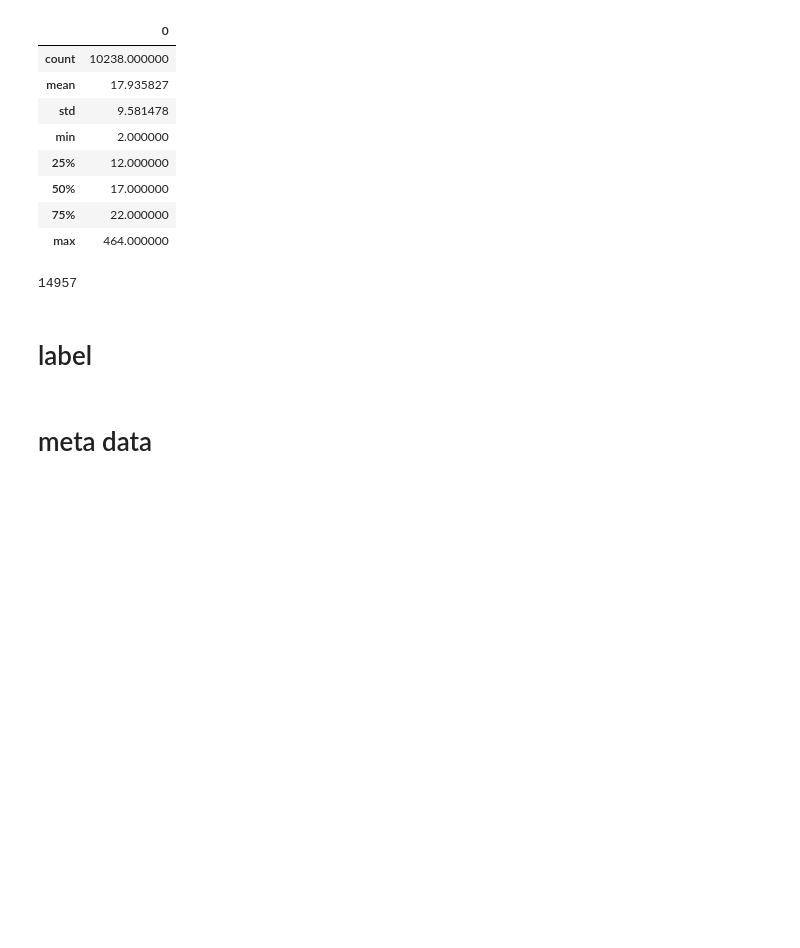
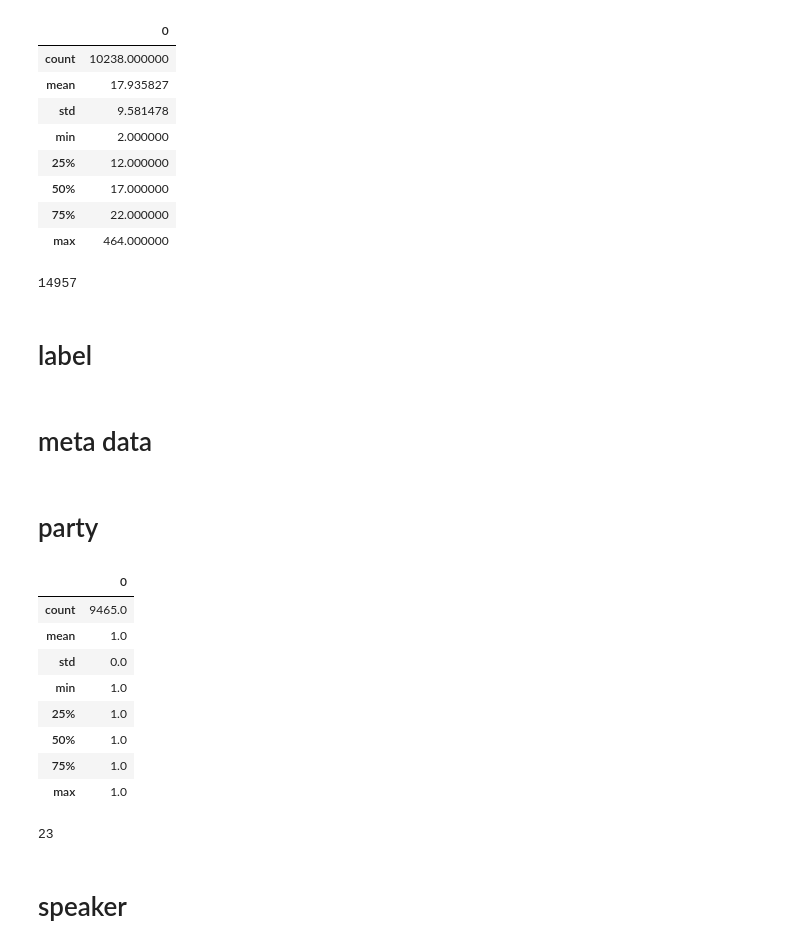
Before and after one commit to arkaprabha10/Fake-News-Detection, a Jupyter notebook: liar_dataset_code/processing.ipynb, the cells around one changed output. Saved outputs shown, nothing was run; the diff lists cells and outputs as text; code cells hidden in the pictures; blank space fills up the shorter version.

```diff
--- a/liar_dataset_code/processing.ipynb
+++ b/liar_dataset_code/processing.ipynb
@@ -225,0 +199,12 @@ def remove_nan(word_seq, data, threshold=0.8):
+# %%
+test = pd.read_csv('liar/raw_data/liar/test.tsv',sep='\t',header=None, names=columns)
+# print(len(test))
+test['label'] = test['label'].map(label_map)
+# test.dropna(inplace=True)
+test.drop(index=test[test.subject.isna()].index, inplace=True)
+test.drop(index=test[test.speaker.isna()].index, inplace=True)
+test.drop(index=test[test.text==' '].index, inplace=True)
+test.drop(index=test[test.text=='  '].index, inplace=True)
+test.drop(index=test[test.text=='\n'].index, inplace=True)
+test.drop(columns=['context'],inplace=True)
+test.count()
@@ -260,16 +280,15 @@ len(vocab)
 14957
 # %%
 # words
-
 ## convert to vectors
 word_seq_train = wordVec(train_tokens, vocab)
 word_seq_test = wordVec(test_tokens, vocab)
 word_seq_valid = wordVec(valid_tokens, vocab)
 
 ## padding
-word_seq_train = np.array(padding(word_seq_train, maxlen=1200), dtype='float32')
-word_seq_test = np.array(padding(word_seq_test, maxlen=1200), dtype='float32')
-word_seq_valid = np.array(padding(word_seq_valid, maxlen=1200), dtype='float32')
+word_seq_train = np.array(padding(word_seq_train, maxlen=50), dtype='float32')
+word_seq_test = np.array(padding(word_seq_test, maxlen=50), dtype='float32')
+word_seq_valid = np.array(padding(word_seq_valid, maxlen=50), dtype='float32')
 
 threshold=0.8
 # replace nan values in stateinfo, job title with the values from most similar text
@@ -310,0 +330,34 @@ pd.DataFrame(valid_meta,columns=columns).to_csv('../data/liar_dataset/meta_data/
+# %% [markdown]
+# party
+# %%
+train_party = np.array(train['party'])
+test_party = np.array(test['party'])
+valid_party = np.array(valid['party'])
+# %%
+train_tokens = preprocessing(train_party)
+test_tokens = preprocessing(test_party)
+valid_tokens = preprocessing(valid_party)
+# %%
+count = [len(train_tokens[i]) for i in range(len(train_tokens))]
+pd.DataFrame(count).describe()
+# %% [output]
+|  | 0 |
+| count | 9465.0 |
+| mean | 1.0 |
+| std | 0.0 |
+| min | 1.0 |
+| 25% | 1.0 |
+| 50% | 1.0 |
+| 75% | 1.0 |
+| max | 1.0 |
+# %%
+## get vocab
+vocab = set()
+vocab = getVocab(train_tokens, vocab)
+vocab = getVocab(test_tokens, vocab)
+vocab = getVocab(valid_tokens, vocab)
+vocab = list(vocab)
+vocab.sort()
+len(vocab)
+# %% [output]
+23
@@ -310,0 +375,2 @@ pd.DataFrame(valid_meta,columns=columns).to_csv('../data/liar_dataset/meta_data/
+# %% [markdown]
+# speaker
```
Also changed, not shown: parts of 41 cells of this notebook.
